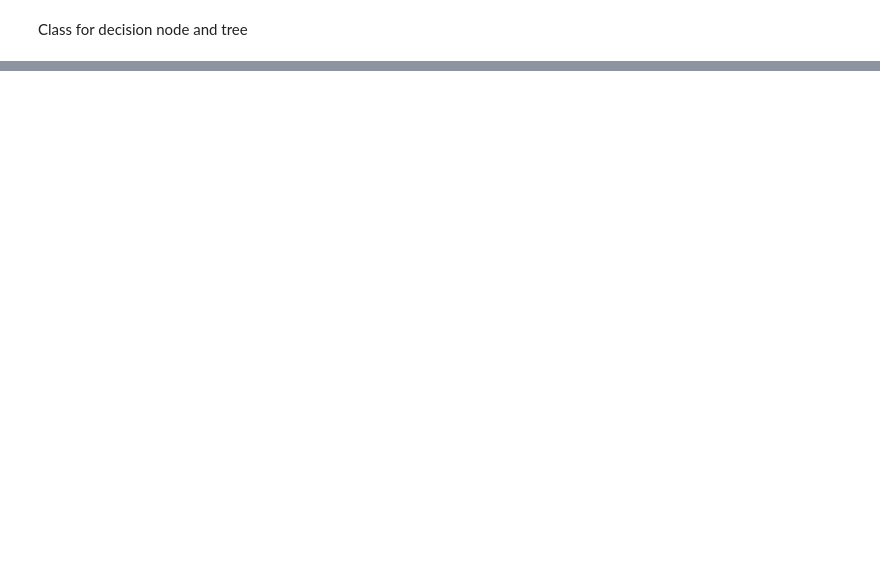
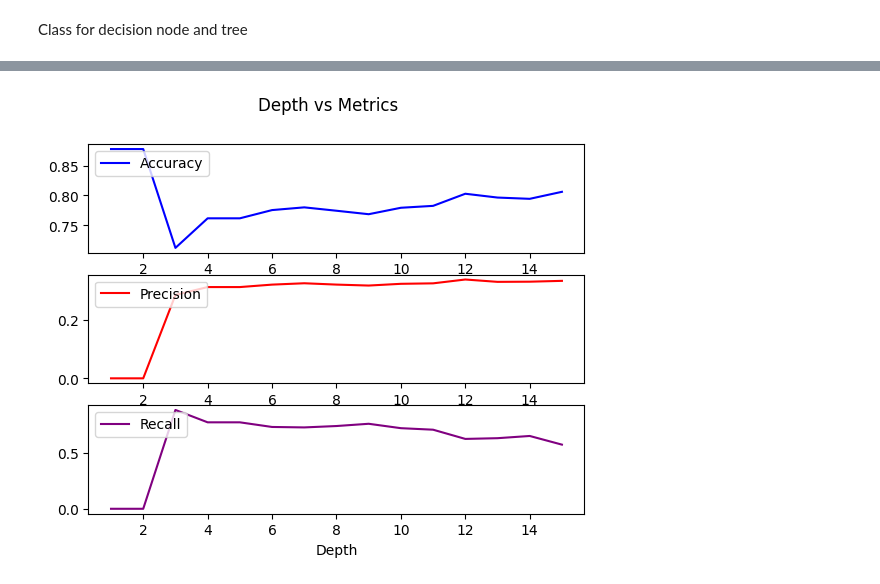
Before and after one commit to ary1733/Machine-Learning-CS60050, a Jupyter notebook: PA-1/Q1.ipynb, the cells around one changed output, grey strips where cells are left out. Cells and saved outputs as stored; diff of their text form; code cells hidden in the pictures; blank space fills up the shorter version.

```diff
--- a/PA-1/Q1.ipynb
+++ b/PA-1/Q1.ipynb
@@ -646,0 +758,14 @@ Accuracy = 0.795 and Depth = 10
+# %%
+train_set, test_set = train_test_split(df, 0.8)
+feature_set = set(FEATURE_TYPES.keys())
+data_depth = []
+for depth in range(1,16):
+    print(f"Collecting Data for depth = {depth}")
+    curTree =  DecisionTree(featureSet, LABEL, train_set[LABEL].unique(), "Root", depth)
+    curTree.fitData(train_set)
+    acc = GetAccuracy(curTree, test_set, False)
+    pre = GetPrecision(curTree, test_set, False)
+    rec = GetRecall(curTree, test_set, False)
+    data.append([depth, acc, pre, rec])
+    evaluateTree(curTree, test_set)
+    data_depth.append((depth, acc, pre, rec))
@@ -646,0 +790,4 @@ Accuracy = 0.795 and Depth = 10
+# %%
+plotData(data_depth, "Depth vs Metrics", "Depth")
+# %% [output]
+[figure, added]
```
Also changed, not shown: parts of 47 cells of this notebook.
